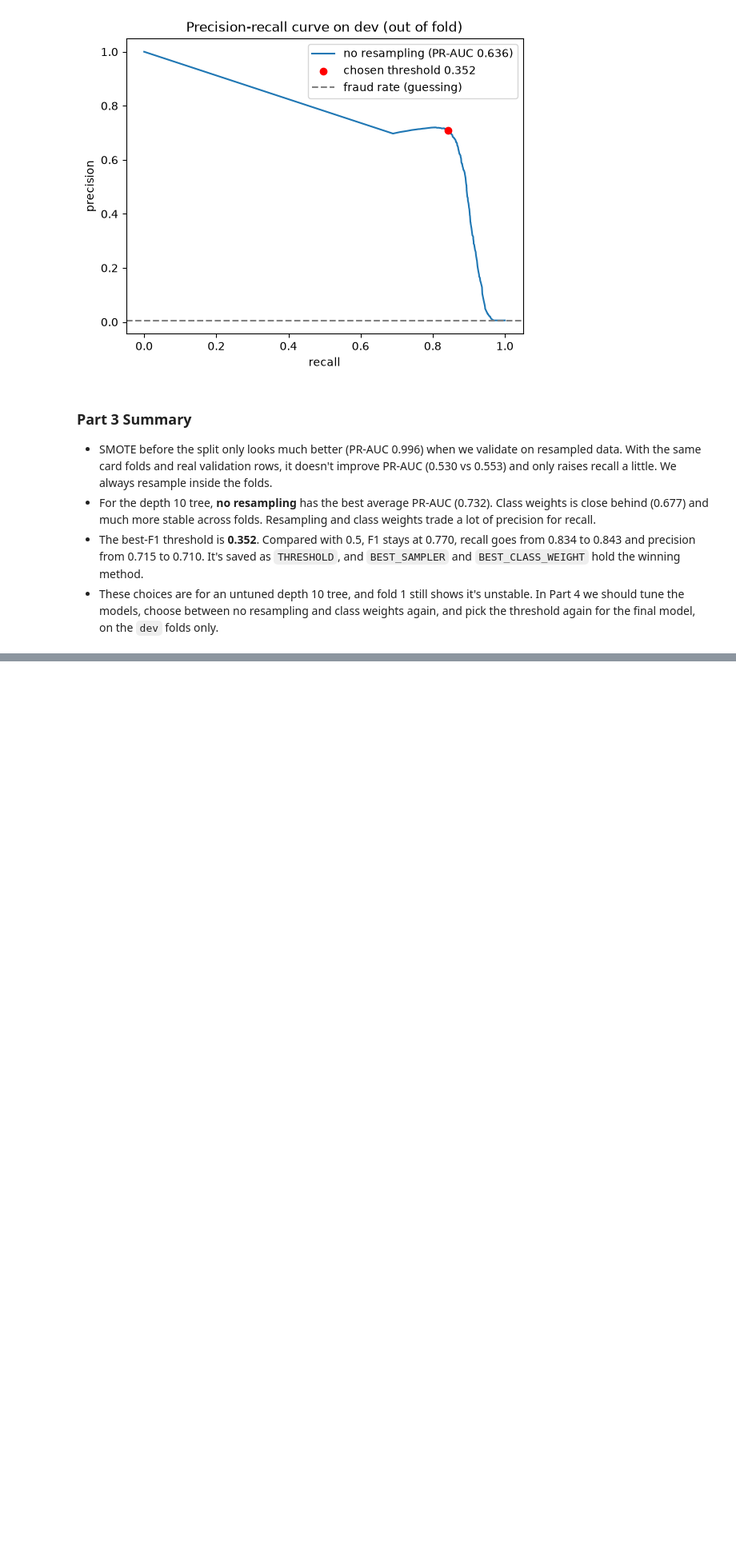
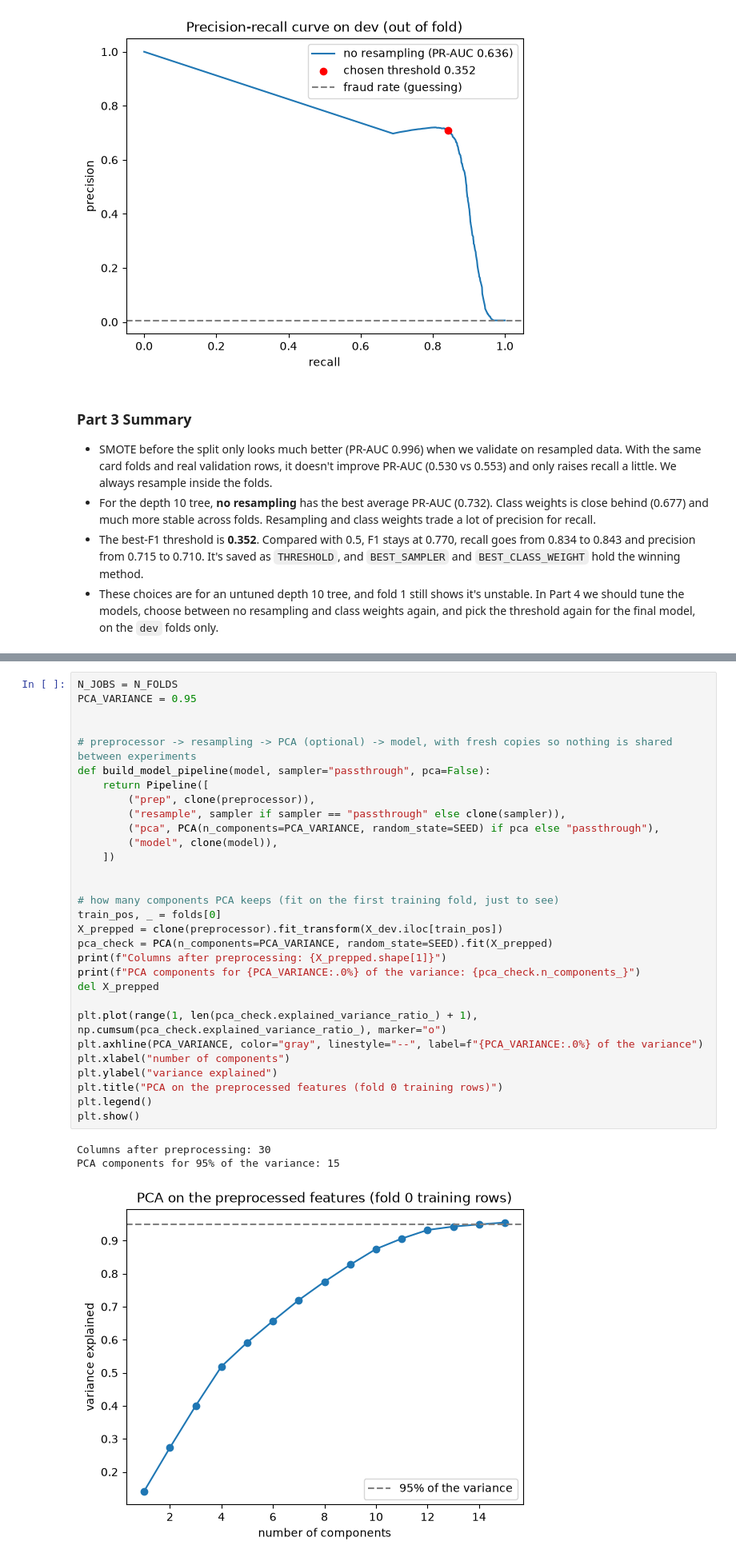
Before and after one commit to Seban8/Credit-Card-Fraud-Detection, a Jupyter notebook: fraud_detection.ipynb, the cells around one changed output, grey strips where cells are left out. Shown at 80% size. Cells and saved outputs as stored; diff of their text form; blank space fills up the shorter version.

```diff
--- a/fraud_detection.ipynb
+++ b/fraud_detection.ipynb
@@ -936,0 +952,34 @@ To do: run this once after we pick the final model and threshold. Report `test_a
+# %%
+N_JOBS = N_FOLDS
+PCA_VARIANCE = 0.95
+
+
+# preprocessor -> resampling -> PCA (optional) -> model, with fresh copies so nothing is shared between experiments
+def build_model_pipeline(model, sampler="passthrough", pca=False):
+    return Pipeline([
+        ("prep", clone(preprocessor)),
+        ("resample", sampler if sampler == "passthrough" else clone(sampler)),
+        ("pca", PCA(n_components=PCA_VARIANCE, random_state=SEED) if pca else "passthrough"),
+        ("model", clone(model)),
+    ])
+
+
+# how many components PCA keeps (fit on the first training fold, just to see)
+train_pos, _ = folds[0]
+X_prepped = clone(preprocessor).fit_transform(X_dev.iloc[train_pos])
+pca_check = PCA(n_components=PCA_VARIANCE, random_state=SEED).fit(X_prepped)
+print(f"Columns after preprocessing: {X_prepped.shape[1]}")
+print(f"PCA components for {PCA_VARIANCE:.0%} of the variance: {pca_check.n_components_}")
+del X_prepped
+
+plt.plot(range(1, len(pca_check.explained_variance_ratio_) + 1), np.cumsum(pca_check.explained_variance_ratio_), marker="o")
+plt.axhline(PCA_VARIANCE, color="gray", linestyle="--", label=f"{PCA_VARIANCE:.0%} of the variance")
+plt.xlabel("number of components")
+plt.ylabel("variance explained")
+plt.title("PCA on the preprocessed features (fold 0 training rows)")
+plt.legend()
+plt.show()
+# %% [output]
+Columns after preprocessing: 30
+PCA components for 95% of the variance: 15
+[figure, added]
```
Also changed, not shown: parts of 16 cells of this notebook.
